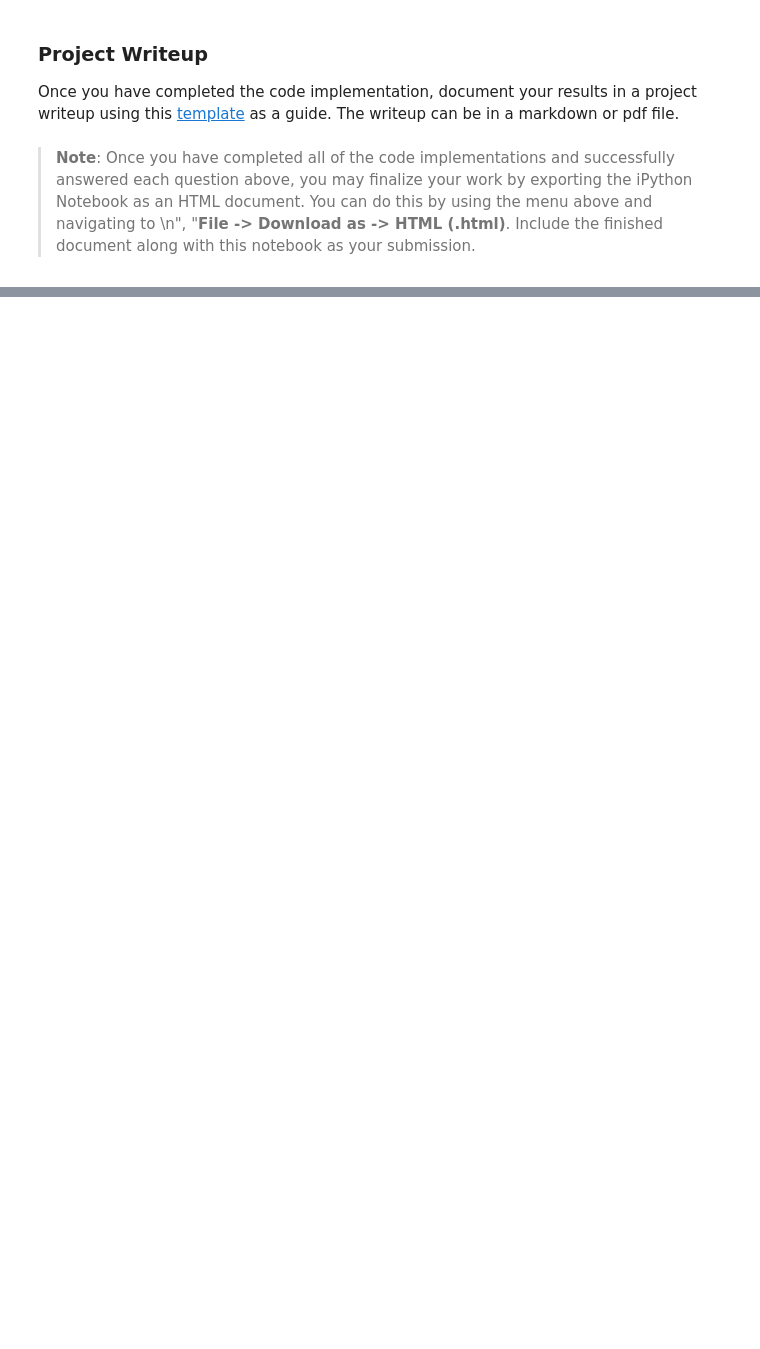
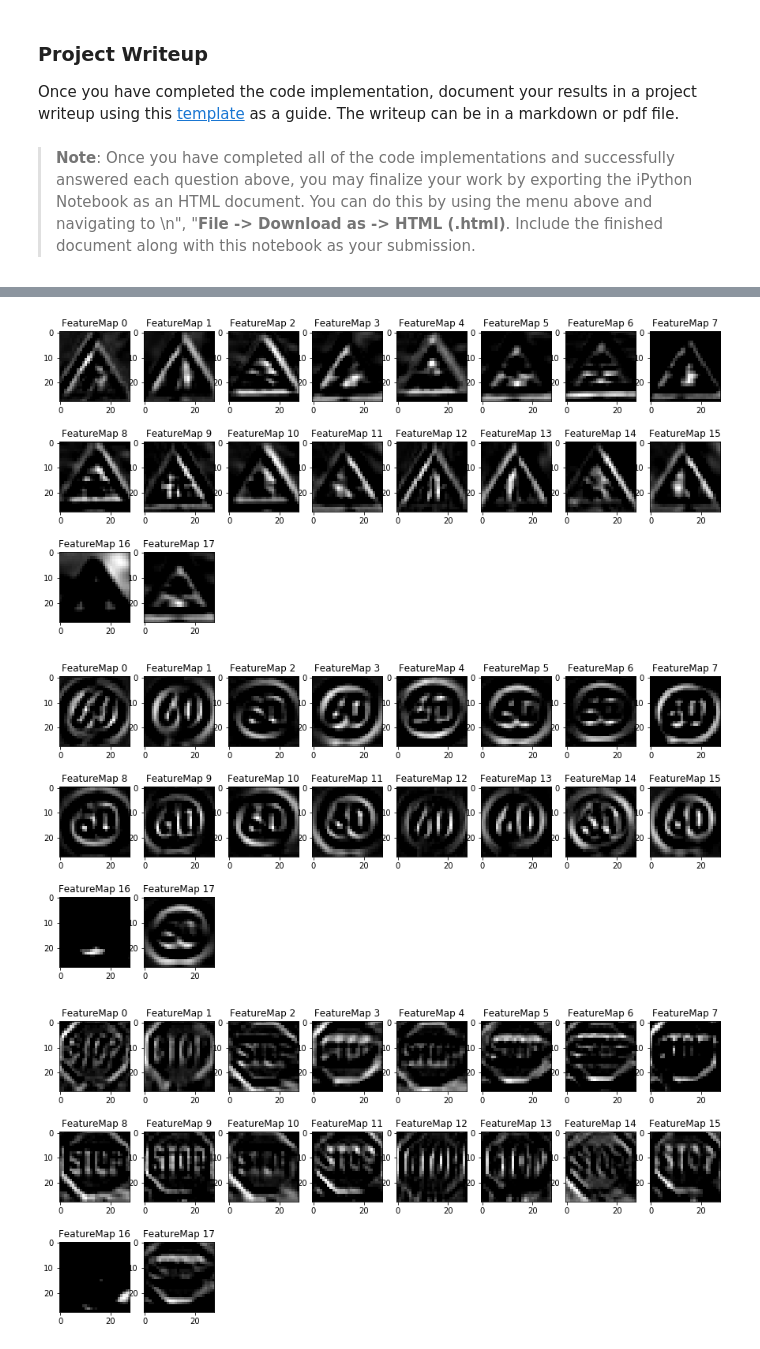
Before and after one commit to sangyezi/CarND-Traffic-Sign-Classifier-Project, a Jupyter notebook: Traffic_Sign_Classifier.ipynb, the cells around one changed output, grey strips where cells are left out. Saved outputs shown, nothing was run; the diff lists cells and outputs as text; code cells hidden in the pictures; blank space fills up the shorter version.

```diff
--- a/Traffic_Sign_Classifier.ipynb
+++ b/Traffic_Sign_Classifier.ipynb
@@ -249,5 +255,6 @@ def preprocess(x):
     x_gray = x
   return (x_gray - 128) / 128
 
-print("The above shows how I pre-process the Data Set: grayscale and normalization")
-print("For actual usage, they are integrated into the PipeLine class in 'Train, Validate and Test the Model' section")
+X_train = preprocess(X_train)
+X_valid = preprocess(X_valid)
+X_test = preprocess(X_test)
@@ -396,7 +400,7 @@ class LeNet:
 
     # Layer 5: Fully Connected.
     logits = self.fully_connected_layer(fc2_output, self.conn4_depth, label_count)
-    return [logits, self.weights, conv2_output]
+    return [logits, self.weights, conv1_output]
 # %% [markdown]
 ### Train, Validate and Test the Model
 # %% [markdown]
@@ -527,9 +535,9 @@ Note: uncomment the print command in the PipeLine class to see the training info
 # %%
 pipeline = PipeLine(example=X_train[0], label_count=np.unique(y_train).shape[0], epochs=50,
                   train_dropout=0.7,
-                  beta=0.02,
+                  beta=0.001,
                   sigma=0.1,
-                  batch_siz=32,
+                  batch_size=32,
                   conv1_output_depth=18,
                   conv3_depth=360,
                   conv4_depth=336)
@@ -717,7 +725,7 @@ for fileName in os.listdir(IMAGE_DIR):
     i += 1
     images.append(fileName)
     print("processed: ", fileName)
-
+X_data = preprocess(X_data)
 y_predict = pipeline.prediction(X_data)
 
 print("label:   ", y_data)
@@ -864,3 +872,10 @@ def outputFeatureMap(image_input, tf_activation, activation_min=-1, activation_m
             plt.imshow(activation[0,:,:, featuremap], interpolation="nearest", vmin=activation_min, cmap="gray")
         else:
             plt.imshow(activation[0,:,:, featuremap], interpolation="nearest", cmap="gray")
+# %%
+for i in range(len(X_data)):
+    pipeline.outputFeatureMap(np.expand_dims(X_data[i], axis=0), plt_num=i)
+# %% [output]
+[figure, added]
+[figure, added]
+[figure, added]
```
Also changed, not shown: parts of 8 cells of this notebook.
